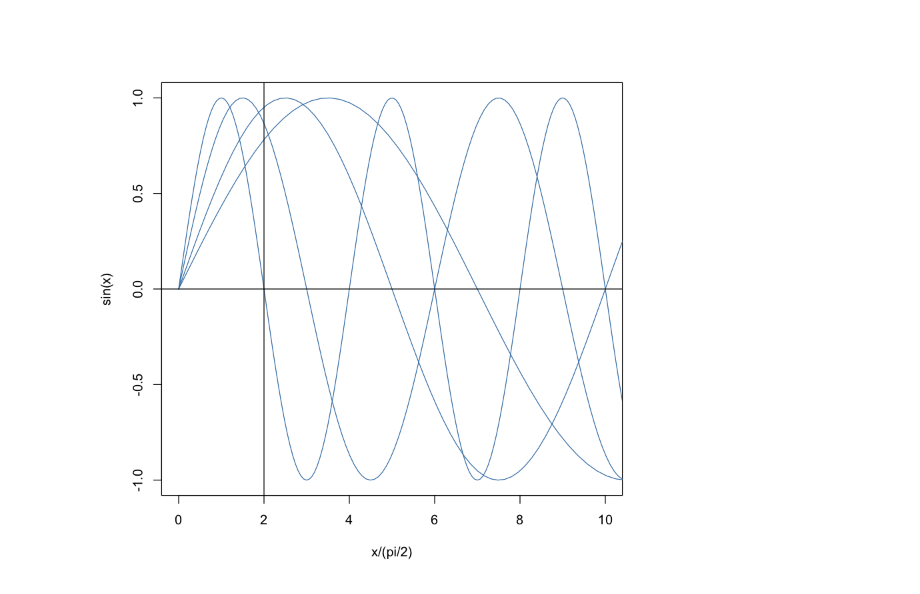
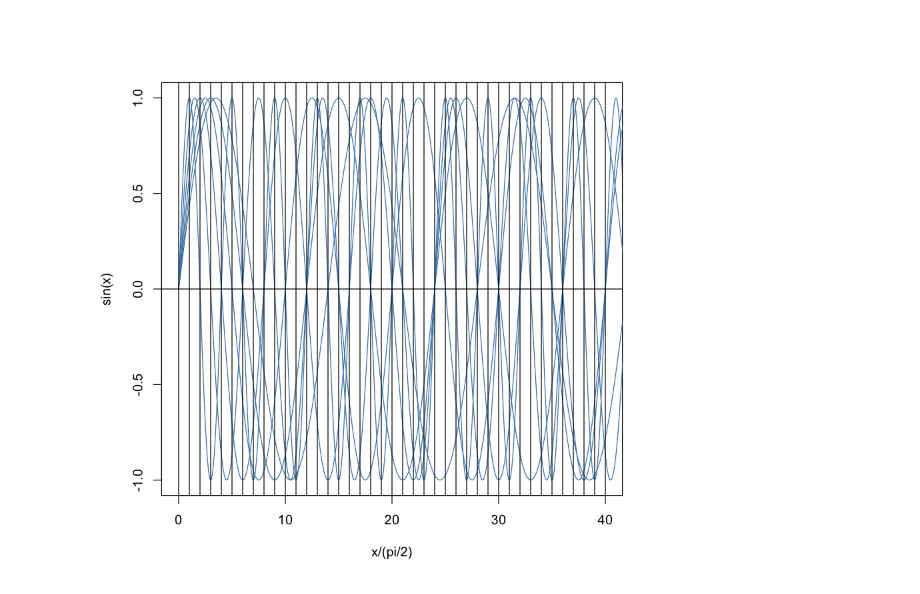
Before and after one commit to cc2qe/prime, a Jupyter notebook: waves.ipynb, the cells around one changed output. Cells and saved outputs as stored; diff of their text form; code cells hidden in the pictures.

```diff
--- a/waves.ipynb
+++ b/waves.ipynb
@@ -3,15 +3,18 @@ x <- seq(0,100*pi,0.1)
 # %%
 mypal <- c('steelblue', 'indianred')
 # %%
-plot(x/(pi/2), sin(x), xlim=c(0,10), type='l', col=mypal[1])
-points(x/(pi/3), sin(x), xlim=c(0,10), type='l', col=mypal[1])
-points(x/(pi/5), sin(x), xlim=c(0,10), type='l', col=mypal[1])
-points(x/(pi/7), sin(x), xlim=c(0,10), type='l', col=mypal[1])
+max <- 40
+
+plot(x/(pi/2), sin(x), xlim=c(0,max), type='l', col=mypal[1])
+points(x/(pi/3), sin(x), xlim=c(0,max), type='l', col=mypal[1])
+points(x/(pi/4), sin(x), xlim=c(0,max), type='l', col=mypal[1])
+points(x/(pi/5), sin(x), xlim=c(0,max), type='l', col=mypal[1])
+points(x/(pi/6), sin(x), xlim=c(0,max), type='l', col=mypal[1])
+points(x/(pi/7), sin(x), xlim=c(0,max), type='l', col=mypal[1])
 
 abline(h=0)
-for (i in 1:10) {
-    abline(v=2)
-
+for (i in 0:max) {
+    abline(v=i)
 }
 # %% [output]
-[figure, old version]
+[figure, new version]
```
